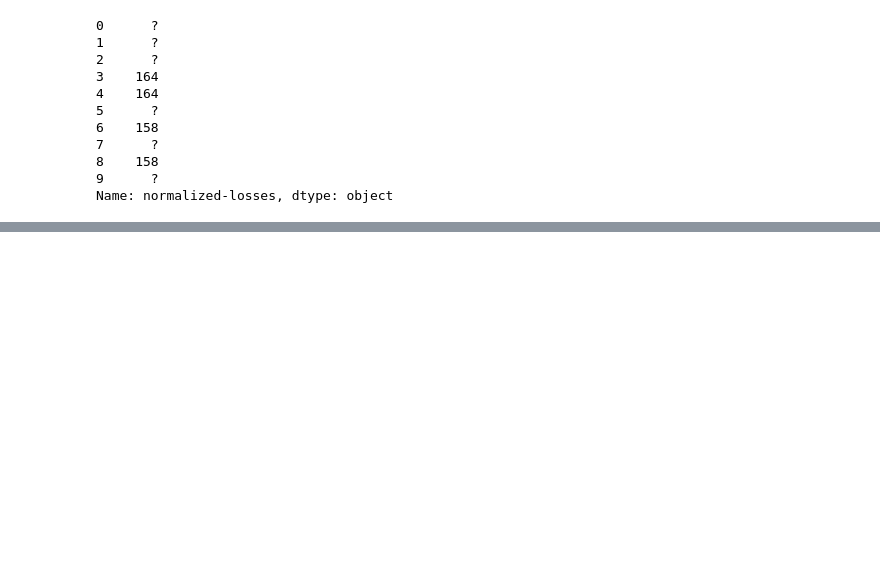
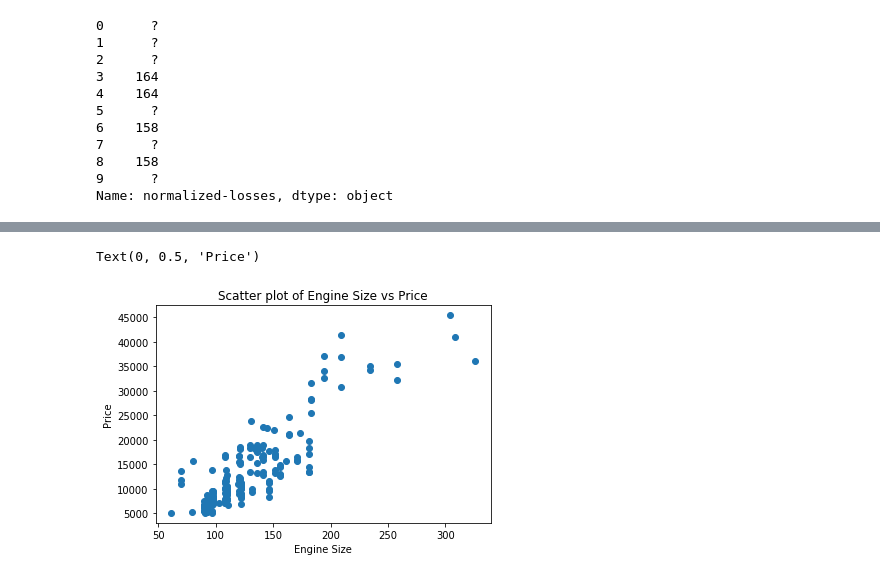
Before and after one commit to andreshg112/coursera-data-analysis, a Jupyter notebook: importing.ipynb, the cells around one changed output, grey strips where cells are left out. Drawn from its saved outputs; the diff is of its cells as text; code cells hidden in the pictures; blank space fills up the shorter version.

```diff
--- a/importing.ipynb
+++ b/importing.ipynb
@@ -224,0 +245,11 @@ pd.get_dummies(df["fuel-type"])
+# %%
+import matplotlib.pyplot as plt
+y = df["price"]
+x = df["engine-size"]
+plt.scatter(x, y)
+plt.title("Scatter plot of Engine Size vs Price")
+plt.xlabel("Engine Size")
+plt.ylabel("Price")
+# %% [output]
+Text(0, 0.5, 'Price')
+[figure, added]
```
Also changed, not shown: parts of 27 cells of this notebook.
